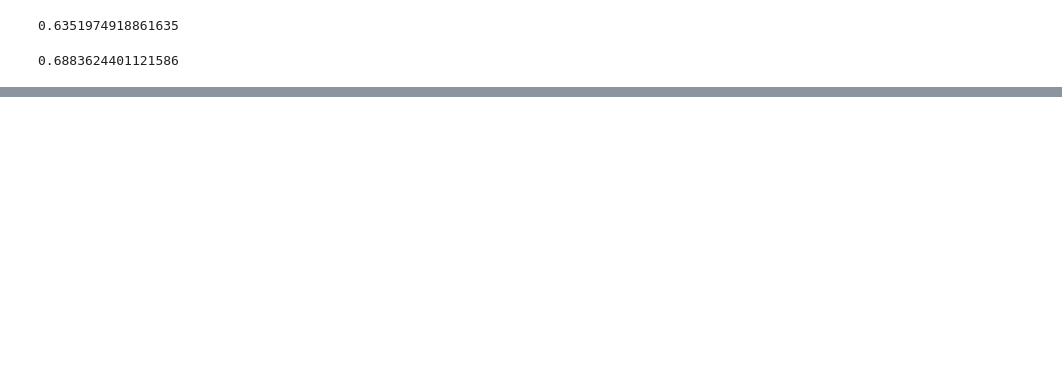
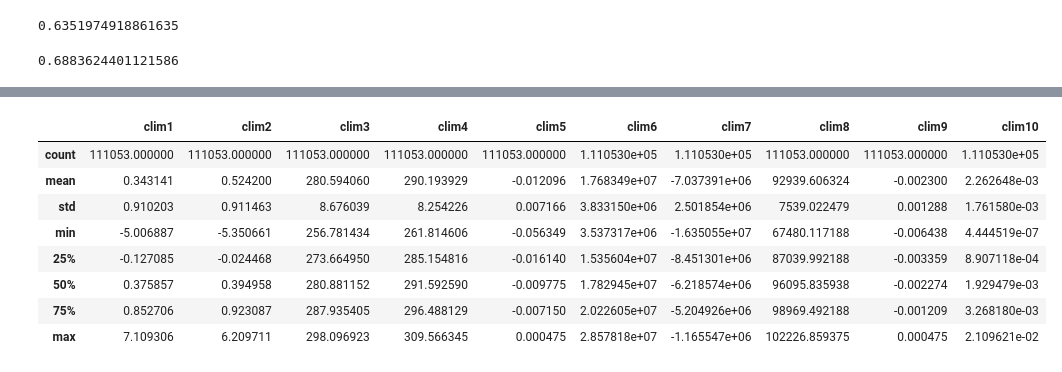
Before and after one commit to MegaCookies88/Data-Challenge-Wildfires, a Jupyter notebook: wildfires.ipynb, the cells around one changed output, grey strips where cells are left out. Cells and saved outputs as stored; diff of their text form; code cells hidden in the pictures; blank space fills up the shorter version.

```diff
--- a/wildfires.ipynb
+++ b/wildfires.ipynb
@@ -219,0 +236,13 @@ clf.score(X_test, y_test)
+# %%
+# Climate
+data_validation[['clim1', 'clim2', 'clim3', 'clim4', 'clim5', 'clim6', 'clim7', 'clim8', 'clim9', 'clim10']].describe()
+# %% [output]
+|  | clim1 | clim2 | clim3 | clim4 | clim5 | clim6 | clim7 | clim8 | clim9 | clim10 |
+| count | 111053.000000 | 111053.000000 | 111053.000000 | 111053.000000 | 111053.000000 | 1.110530e+05 | 1.110530e+05 | 111053.000000 | 111053.000000 | 1.110530e+05 |
+| mean | 0.343141 | 0.524200 | 280.594060 | 290.193929 | -0.012096 | 1.768349e+07 | -7.037391e+06 | 92939.606324 | -0.002300 | 2.262648e-03 |
+| std | 0.910203 | 0.911463 | 8.676039 | 8.254226 | 0.007166 | 3.833150e+06 | 2.501854e+06 | 7539.022479 | 0.001288 | 1.761580e-03 |
+| min | -5.006887 | -5.350661 | 256.781434 | 261.814606 | -0.056349 | 3.537317e+06 | -1.635055e+07 | 67480.117188 | -0.006438 | 4.444519e-07 |
+| 25% | -0.127085 | -0.024468 | 273.664950 | 285.154816 | -0.016140 | 1.535604e+07 | -8.451301e+06 | 87039.992188 | -0.003359 | 8.907118e-04 |
+| 50% | 0.375857 | 0.394958 | 280.881152 | 291.592590 | -0.009775 | 1.782945e+07 | -6.218574e+06 | 96095.835938 | -0.002274 | 1.929479e-03 |
+| 75% | 0.852706 | 0.923087 | 287.935405 | 296.488129 | -0.007150 | 2.022605e+07 | -5.204926e+06 | 98969.492188 | -0.001209 | 3.268180e-03 |
+| max | 7.109306 | 6.209711 | 298.096923 | 309.566345 | 0.000475 | 2.857818e+07 | -1.165547e+06 | 102226.859375 | 0.000475 | 2.109621e-02 |
```
Also changed, not shown: parts of 7 cells of this notebook.
